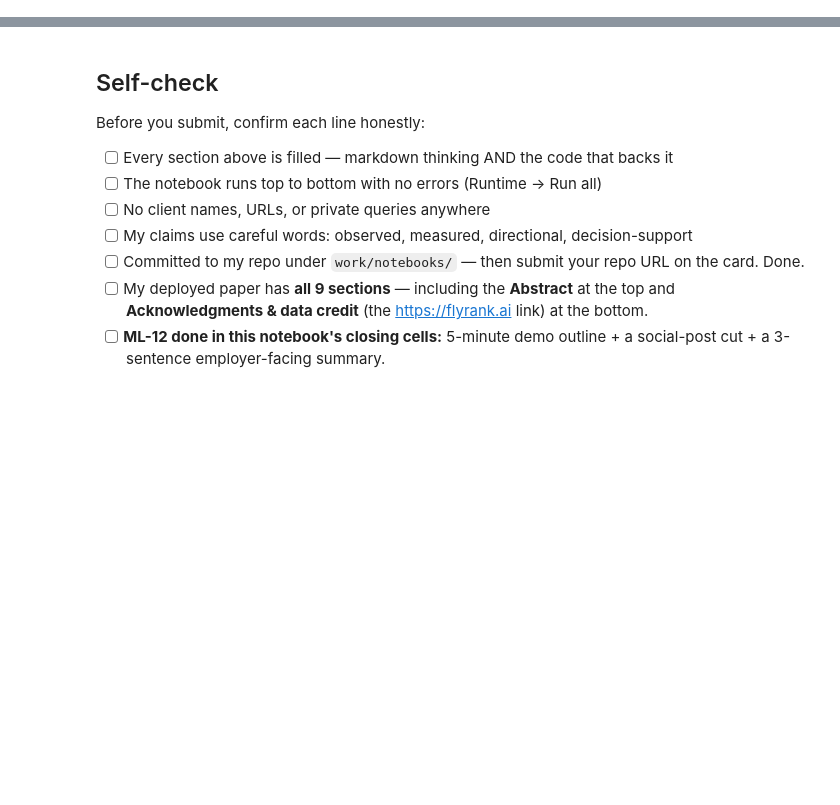
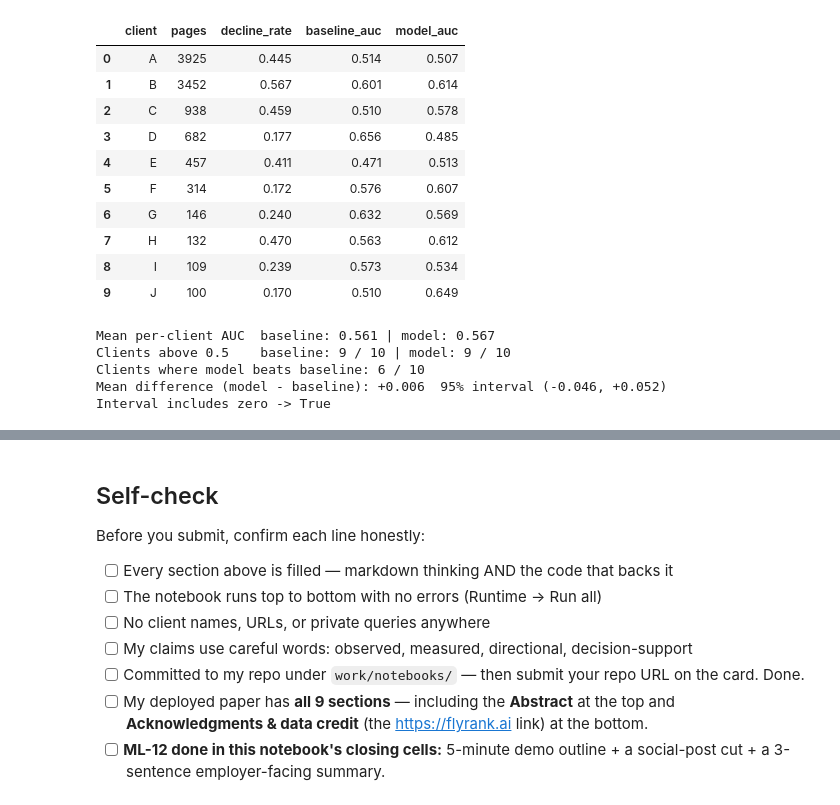
Before and after one commit to NAJAM2005/flyrank-ml-internship, a Jupyter notebook: work/notebooks/capstone.ipynb, the cells around one changed output, grey strips where cells are left out. Cells and saved outputs as stored; diff of their text form; code cells hidden in the pictures; blank space fills up the shorter version.

```diff
--- a/work/notebooks/capstone.ipynb
+++ b/work/notebooks/capstone.ipynb
@@ -36,0 +141,40 @@ This skeleton is yours to fill. Work the sections **in order** — each one has
+# %%
+clients = pd.DataFrame({
+    "client":       list("ABCDEFGHIJ"),
+    "pages":        [3925, 3452, 938, 682, 457, 314, 146, 132, 109, 100],
+    "decline_rate": [0.445, 0.567, 0.459, 0.177, 0.411, 0.172, 0.240, 0.470, 0.239, 0.170],
+    "baseline_auc": [0.514, 0.601, 0.510, 0.656, 0.471, 0.576, 0.632, 0.563, 0.573, 0.510],
+    "model_auc":    [0.507, 0.614, 0.578, 0.485, 0.513, 0.607, 0.569, 0.612, 0.534, 0.649],
+})
+display(clients)
+
+print("Mean per-client AUC  baseline:", round(clients["baseline_auc"].mean(), 3),
+      "| model:", round(clients["model_auc"].mean(), 3))
+print("Clients above 0.5    baseline:", int((clients["baseline_auc"] > 0.5).sum()), "/ 10",
+      "| model:", int((clients["model_auc"] > 0.5).sum()), "/ 10")
+print("Clients where model beats baseline:", int((clients["model_auc"] > clients["baseline_auc"]).sum()), "/ 10")
+
+# Paired bootstrap over clients (5,000 resamples, seed 0)
+diff = (clients["model_auc"] - clients["baseline_auc"]).to_numpy()
+rng = np.random.default_rng(0)
+boot = np.array([rng.choice(diff, size=len(diff), replace=True).mean() for _ in range(5000)])
+lo, hi = np.percentile(boot, [2.5, 97.5])
+print(f"Mean difference (model - baseline): {diff.mean():+.3f}  95% interval ({lo:+.3f}, {hi:+.3f})")
+print("Interval includes zero ->", bool(lo <= 0 <= hi))
+# %% [output]
+|  | client | pages | decline_rate | baseline_auc | model_auc |
+| 0 | A | 3925 | 0.445 | 0.514 | 0.507 |
+| 1 | B | 3452 | 0.567 | 0.601 | 0.614 |
+| 2 | C | 938 | 0.459 | 0.510 | 0.578 |
+| 3 | D | 682 | 0.177 | 0.656 | 0.485 |
+| 4 | E | 457 | 0.411 | 0.471 | 0.513 |
+| 5 | F | 314 | 0.172 | 0.576 | 0.607 |
+| 6 | G | 146 | 0.240 | 0.632 | 0.569 |
+| 7 | H | 132 | 0.470 | 0.563 | 0.612 |
+| 8 | I | 109 | 0.239 | 0.573 | 0.534 |
+| 9 | J | 100 | 0.170 | 0.510 | 0.649 |
+Mean per-client AUC  baseline: 0.561 | model: 0.567
+Clients above 0.5    baseline: 9 / 10 | model: 9 / 10
+Clients where model beats baseline: 6 / 10
+Mean difference (model - baseline): +0.006  95% interval (-0.046, +0.052)
+Interval includes zero -> True
```
Also changed, not shown: parts of 25 cells of this notebook.
